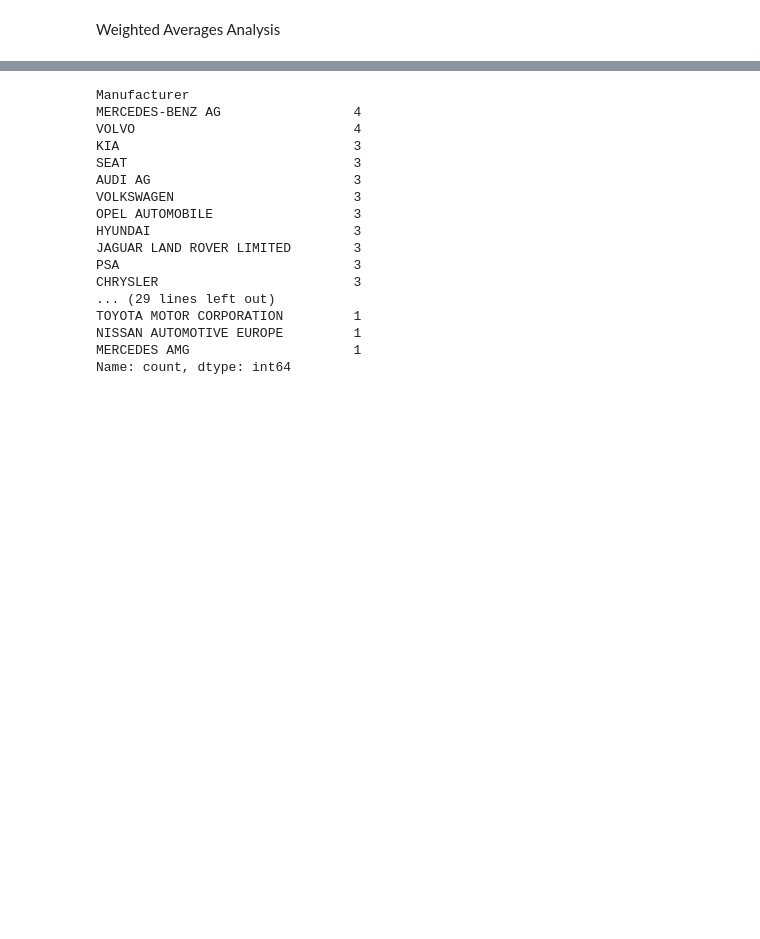
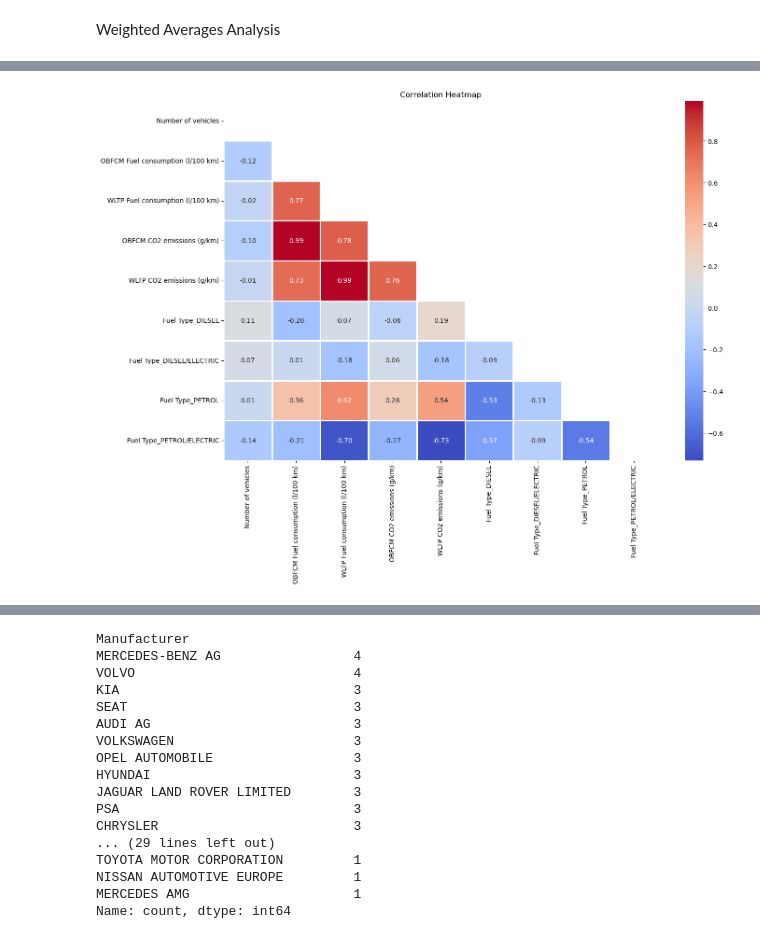
Before and after one commit to Godwin-Oti/CO2-Emission-Analysis, a Jupyter notebook: Car.ipynb, the cells around one changed output, grey strips where cells are left out. Saved outputs shown, nothing was run; the diff lists cells and outputs as text; code cells hidden in the pictures; blank space fills up the shorter version.

```diff
--- a/Car.ipynb
+++ b/Car.ipynb
@@ -597,0 +629,32 @@ Weighted Averages Analysis
+# %%
+# Correlation between Fuel consumption,CO2 emissions, fuel type
+
+
+selected_data=['Fuel Type','OBFCM Fuel consumption (l/100 km)','WLTP Fuel consumption (l/100 km)','OBFCM CO2 emissions (g/km)','WLTP CO2 emissions (g/km)']
+
+
+#selected_data=['Manufacturer','OBFCM Fuel consumption (l/100 km)','WLTP Fuel consumption (l/100 km)','OBFCM CO2 emissions (g/km)','WLTP CO2 emissions (g/km)']
+
+
+
+df=car_agg[selected_data]
+
+
+# Get dummies for Manufacturer and Fuel Type columns
+df1 = pd.get_dummies(df, columns=['Fuel Type'])
+
+# Calculate correlation matrix
+corr_matrix = df1.corr()
+
+
+
+# Mask upper triangular part of the correlation matrix
+mask = np.triu(np.ones_like(corr_matrix, dtype=bool))
+
+# Plot triangular heatmap with a larger size
+plt.figure(figsize=(15, 10))
+sns.heatmap(corr_matrix, annot=True, cmap='coolwarm', fmt=".2f", linewidths=1, mask=mask)
+plt.title("Correlation Heatmap")
+plt.show()
+# %% [output]
+[figure, added]
```
Also changed, not shown: parts of 9 cells of this notebook.
